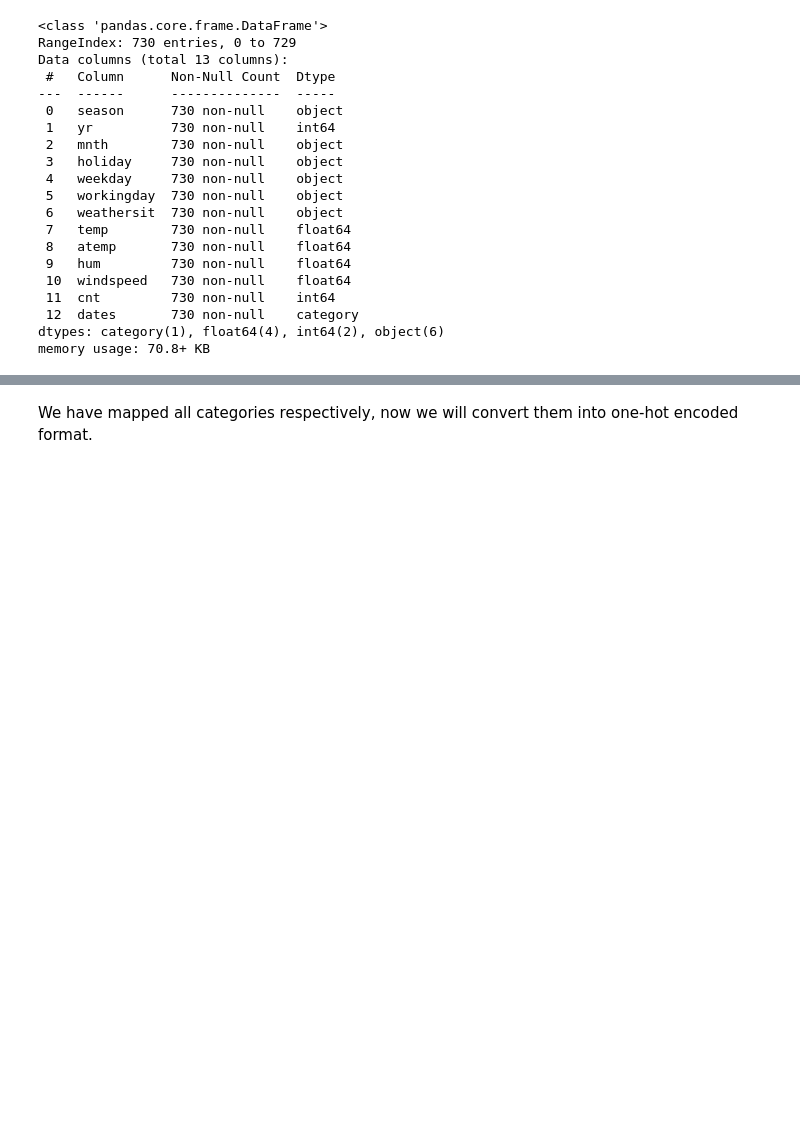
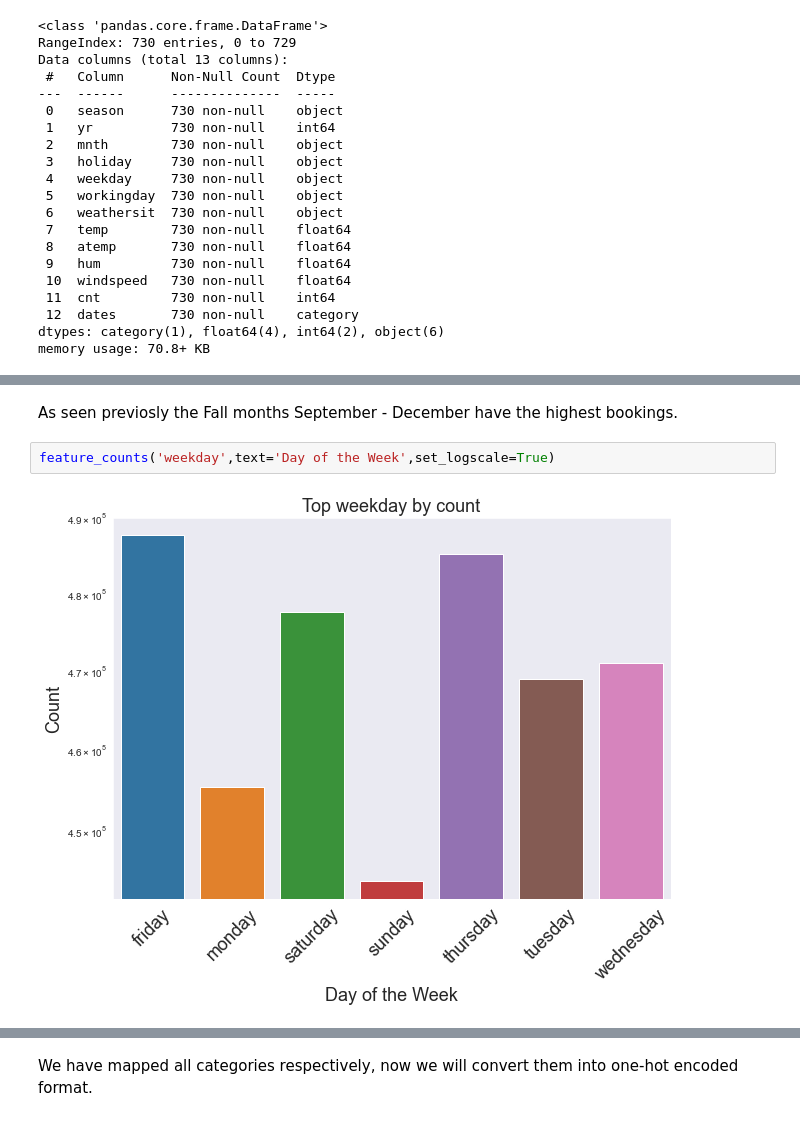
Before and after one commit to subhasisj/Upgrad-PGD-ML---AI, a Jupyter notebook: Assignments/Bike-Sharing-Assignment/Bike-Sharing-Demand-Prediction.ipynb, the cells around one changed output, grey strips where cells are left out. Drawn from its saved outputs; the diff is of its cells as text; blank space fills up the shorter version.

```diff
--- a/Assignments/Bike-Sharing-Assignment/Bike-Sharing-Demand-Prediction.ipynb
+++ b/Assignments/Bike-Sharing-Assignment/Bike-Sharing-Demand-Prediction.ipynb
@@ -213,0 +245,6 @@ memory usage: 70.8+ KB
+# %% [markdown]
+As seen previosly the Fall months September - December have the highest bookings.
+# %%
+feature_counts('weekday',text='Day of the Week',set_logscale=True)
+# %% [output]
+[figure, added]
```
Also changed, not shown: parts of 25 cells of this notebook.
